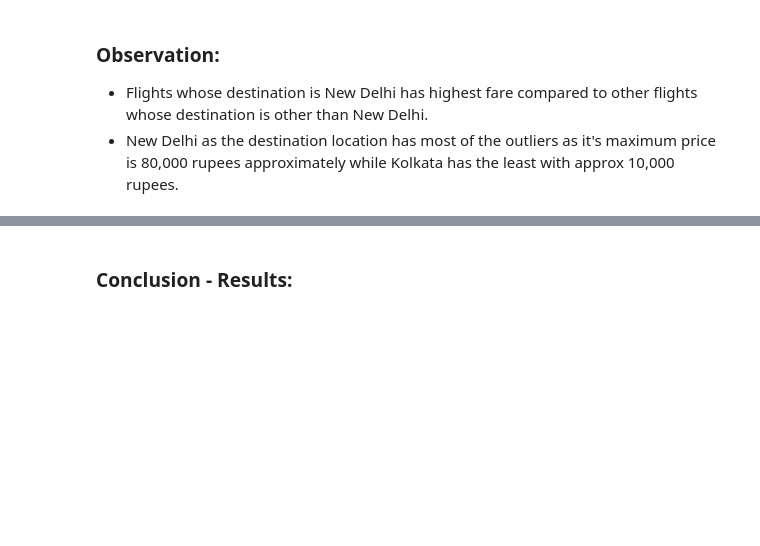
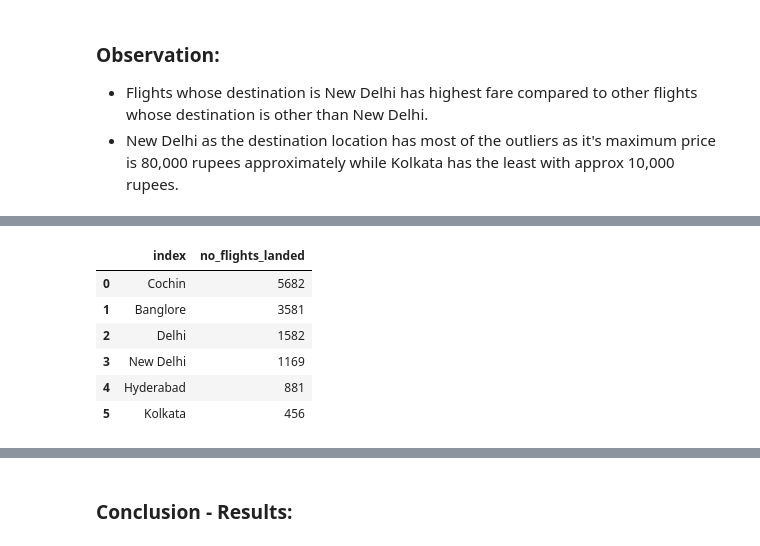
Before and after one commit to kirandhasade/flight_code_analysis, a Jupyter notebook: flight_prediction.ipynb, the cells around one changed output, grey strips where cells are left out. Saved outputs shown, nothing was run; the diff lists cells and outputs as text; code cells hidden in the pictures; blank space fills up the shorter version.

```diff
--- a/flight_prediction.ipynb
+++ b/flight_prediction.ipynb
@@ -423,0 +441,10 @@ Name: source, dtype: int64
+# %%
+popular_destination_city
+# %% [output]
+|  | index | no_flights_landed |
+| 0 | Cochin | 5682 |
+| 1 | Banglore | 3581 |
+| 2 | Delhi | 1582 |
+| 3 | New Delhi | 1169 |
+| 4 | Hyderabad | 881 |
+| 5 | Kolkata | 456 |
```
Also changed, not shown: parts of 12 cells of this notebook.
